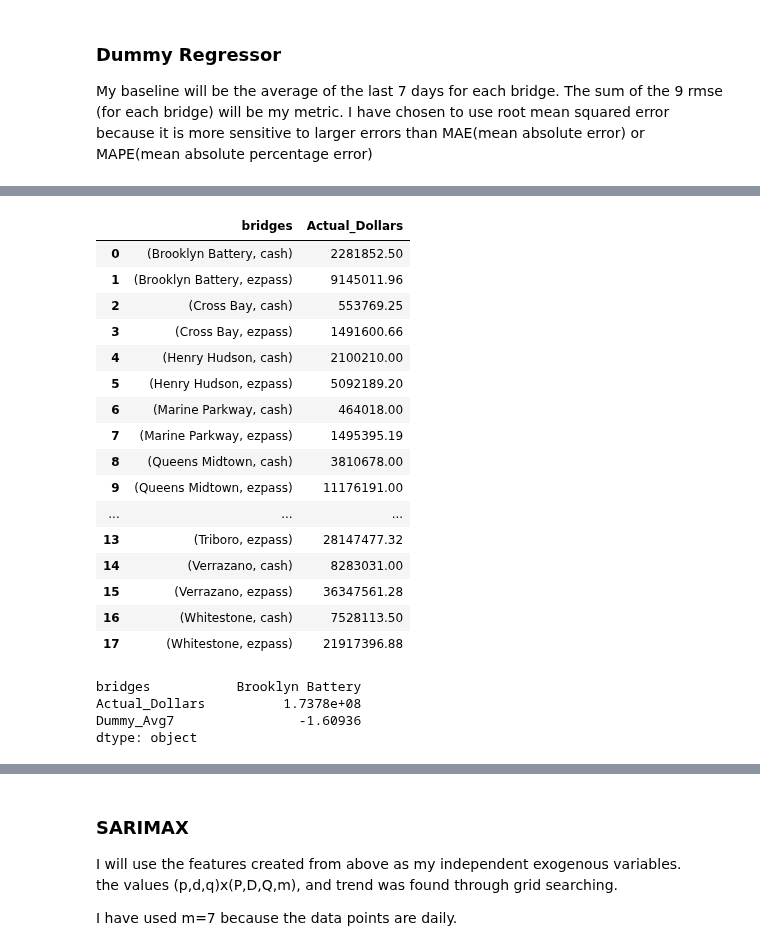
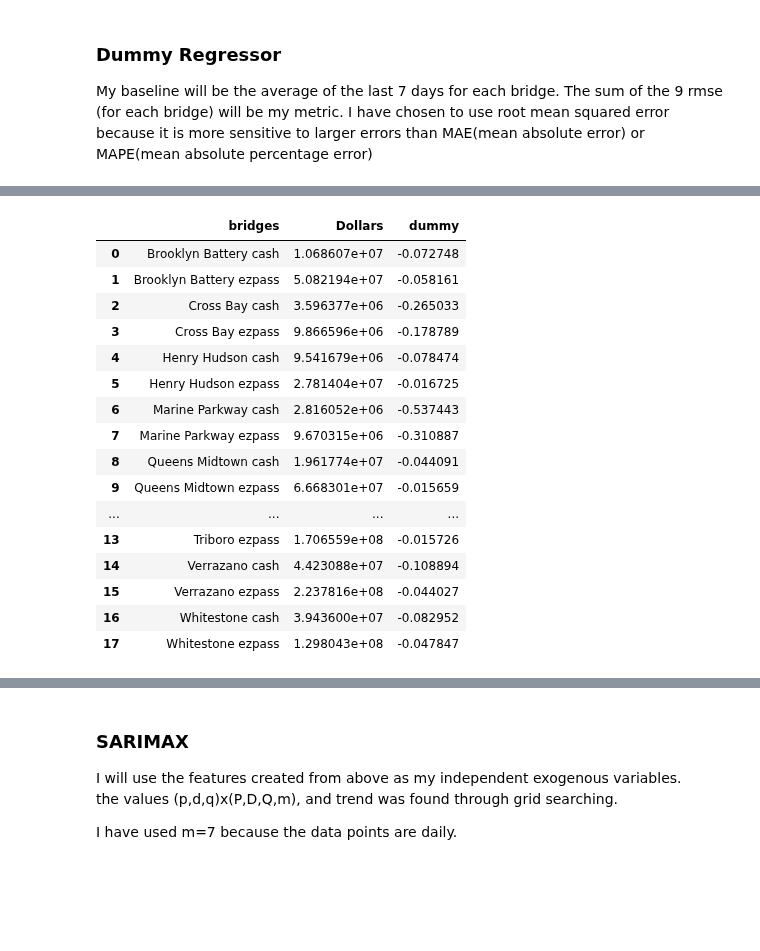
Before and after one commit to albertum1/Time_Series_MTABT, a Jupyter notebook: MTABT_models.ipynb, the cells around one changed output, grey strips where cells are left out. Drawn from its saved outputs; the diff is of its cells as text; code cells hidden in the pictures; blank space fills up the shorter version.

```diff
--- a/MTABT_models.ipynb
+++ b/MTABT_models.ipynb
@@ -238,7 +335,7 @@ fig1 = m.plot(forecast)
 # %% [output]
 [figure]
 # %%
-sliced_forecast = forecast.loc[forecast['ds'].isin(pd.date_range(start='2018-01-01', end='2020-10-10'))]
+sliced_forecast = forecast.loc[forecast['ds'].isin(pd.date_range(start='2010-01-01', end='2020-11-07'))]
 sliced_forecast.reset_index(drop=True, inplace=True)
 # %%
 sliced_forecast = sliced_forecast[['ds', 'yhat']]
@@ -332,11 +397,8 @@ mean_percentage_error(_a1_array, _b1_array)
 # %%
-tr_start,tr_end = '2018-01-01','2020-09-05'
-te_start,te_end = '2020-09-06','2020-10-10'
-_total_dollars = 0
-_total_dollar_values = []
-for crossing,rate in crossing_rates.items():
-    _total_dollars += _df[te_start:te_end][crossing].sum() * rate
-    _total_dollar_values.append(_df[te_start:te_end][crossing].sum() * rate)
+tr_start,tr_end = '2010-01-01','2020-09-05'
+te_start,te_end = '2020-09-06','2020-11-07'
 
-
-print('Total Revenue from 09-06-2020 to 10-10-2020: ',_total_dollars)
+_mpe_dummy = []
+for bridge in bridges_joined:
+    _mean_7 = np.array([_df[tr_start:tr_end][bridge].tail(7).mean()] * len(_df[te_start:te_end]))
+    _mpe_dummy.append(mean_percentage_error(_df[te_start:te_end][bridge].values, _mean_7))
@@ -344,0 +409,6 @@ Total Revenue from 09-06-2020 to 10-10-2020:  173780402.32
+# %%
+# 2020 rates
+_2020_rates = {}
+for i,x in zip(bridges_joined, crossing_rates.values()):
+    _2020_rates[i] = x
+_2020_rates
@@ -345,24 +434,29 @@ Total Revenue from 09-06-2020 to 10-10-2020:  173780402.32
+# %%
+_calc_start, _calc_end = '2020-01-01', '2020-09-05'
+_actual_dollars = []
+for i,x in _2020_rates.items():
+    _actual_dollars.append(_df[_calc_start:_calc_end][i].sum() * x)
 # %%
 _results_df = pd.DataFrame()
-_results_df['bridges'] = list(crossing_rates.keys())
-# _results_df['dummy_MA7'] = dummy_MA7
-_results_df['Actual_Dollars'] = _total_dollar_values
+_results_df['bridges'] = bridges_joined
+_results_df['Dollars'] = _actual_dollars
+_results_df['dummy'] = _mpe_dummy
 _results_df
 # %% [output]
-|  | bridges | Actual_Dollars |
-| 0 | (Brooklyn Battery, cash) | 2281852.50 |
-| 1 | (Brooklyn Battery, ezpass) | 9145011.96 |
-| 2 | (Cross Bay, cash) | 553769.25 |
-| 3 | (Cross Bay, ezpass) | 1491600.66 |
-| 4 | (Henry Hudson, cash) | 2100210.00 |
-| 5 | (Henry Hudson, ezpass) | 5092189.20 |
-| 6 | (Marine Parkway, cash) | 464018.00 |
-| 7 | (Marine Parkway, ezpass) | 1495395.19 |
-| 8 | (Queens Midtown, cash) | 3810678.00 |
-| 9 | (Queens Midtown, ezpass) | 11176191.00 |
-| ... | ... | ... |
-| 13 | (Triboro, ezpass) | 28147477.32 |
-| 14 | (Verrazano, cash) | 8283031.00 |
-| 15 | (Verrazano, ezpass) | 36347561.28 |
-| 16 | (Whitestone, cash) | 7528113.50 |
-| 17 | (Whitestone, ezpass) | 21917396.88 |
+|  | bridges | Dollars | dummy |
+| 0 | Brooklyn Battery cash | 1.068607e+07 | -0.072748 |
+| 1 | Brooklyn Battery ezpass | 5.082194e+07 | -0.058161 |
+| 2 | Cross Bay cash | 3.596377e+06 | -0.265033 |
+| 3 | Cross Bay ezpass | 9.866596e+06 | -0.178789 |
+| 4 | Henry Hudson cash | 9.541679e+06 | -0.078474 |
+| 5 | Henry Hudson ezpass | 2.781404e+07 | -0.016725 |
+| 6 | Marine Parkway cash | 2.816052e+06 | -0.537443 |
+| 7 | Marine Parkway ezpass | 9.670315e+06 | -0.310887 |
+| 8 | Queens Midtown cash | 1.961774e+07 | -0.044091 |
+| 9 | Queens Midtown ezpass | 6.668301e+07 | -0.015659 |
+| ... | ... | ... | ... |
+| 13 | Triboro ezpass | 1.706559e+08 | -0.015726 |
+| 14 | Verrazano cash | 4.423088e+07 | -0.108894 |
+| 15 | Verrazano ezpass | 2.237816e+08 | -0.044027 |
+| 16 | Whitestone cash | 3.943600e+07 | -0.082952 |
+| 17 | Whitestone ezpass | 1.298043e+08 | -0.047847 |
@@ -391,8 +462,0 @@ for crossing,rate in crossing_rates.items():
-# %%
-_results_df['Dummy_Avg7'] = dummy_MA7
-_results_df.sum(axis=0)
-# %% [output]
-bridges           Brooklyn Battery
-Actual_Dollars          1.7378e+08
-Dummy_Avg7                -1.60936
-dtype: object
```
Also changed, not shown: parts of 62 cells of this notebook.
